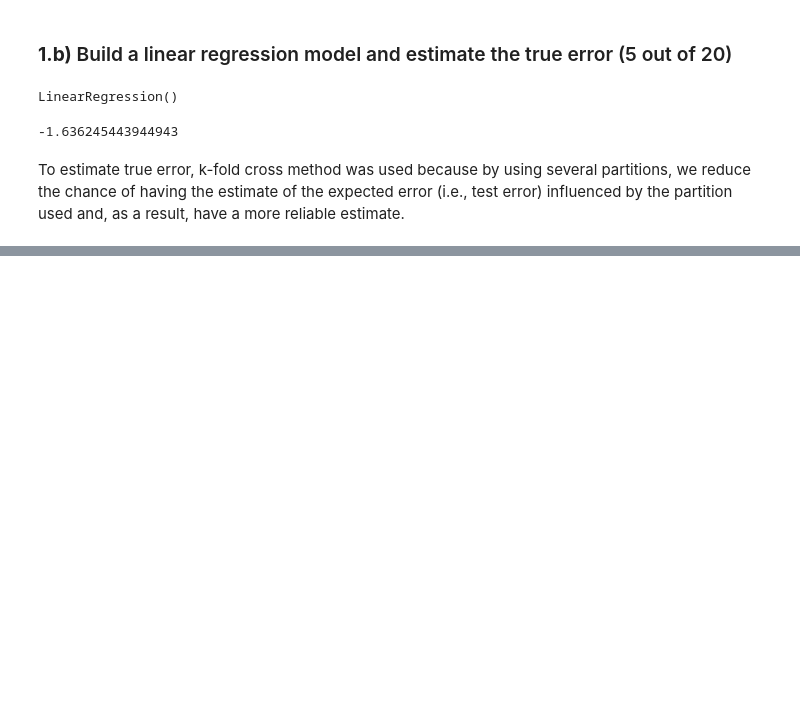
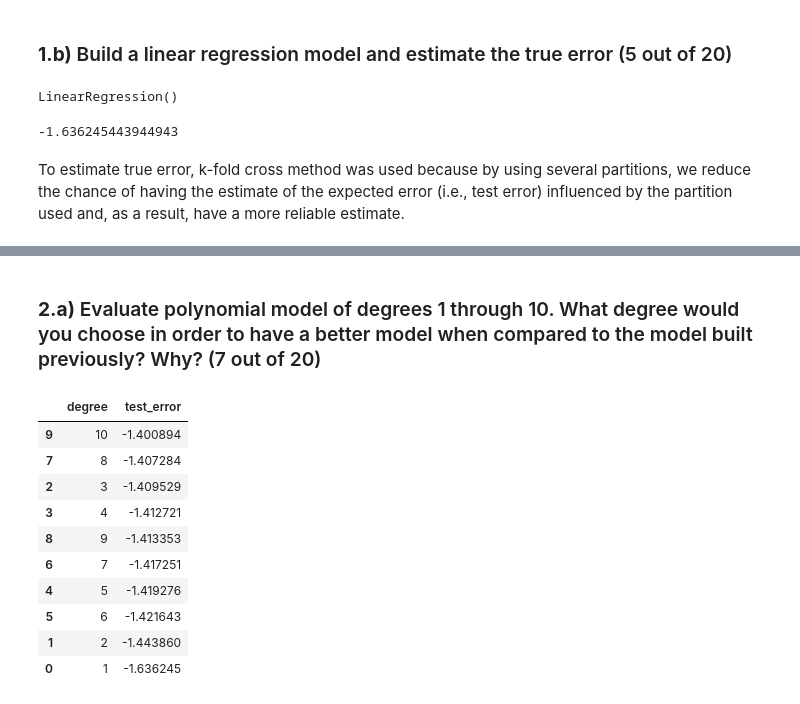
Before and after one commit to fabrizi0rigodanz0/Predicting_Children_Weight, a Jupyter notebook: notebook/predicting_children_weight.ipynb, the cells around one changed output, grey strips where cells are left out. Drawn from its saved outputs; the diff is of its cells as text; code cells hidden in the pictures; blank space fills up the shorter version.

```diff
--- a/notebook/predicting_children_weight.ipynb
+++ b/notebook/predicting_children_weight.ipynb
@@ -82,0 +104,28 @@ To estimate true error, k-fold cross method was used because by using several pa
+# %% [markdown]
+### **2.a)** Evaluate polynomial model of degrees 1 through 10. What degree would you choose in order to have a better model when compared to the model built previously? Why? (7 out of 20)
+# %%
+seed = 10
+def trans_data(degree, input):
+    polynomial_features = PolynomialFeatures(degree)
+    # Transform the original input data
+    poly_trans = polynomial_features.fit_transform(input) # x is our initial variable tha t has all inputs
+    input_df = pd.DataFrame(poly_trans)
+    return input_df
+# %%
+model = linear_model.LinearRegression()
+df = pd.DataFrame({'degree' : range(1, 11, 1)})
+df['test_error'] = df['degree'].apply(lambda d: cross_val_score(model, trans_data(d, x), y, scoring='neg_mean_squared_error', cv = 10).mean())
+df.sort_values('test_error', ascending=False)
+## Notice that, with a different seed value the results may vary a bit.
+# %% [output]
+|  | degree | test_error |
+| 9 | 10 | -1.400894 |
+| 7 | 8 | -1.407284 |
+| 2 | 3 | -1.409529 |
+| 3 | 4 | -1.412721 |
+| 8 | 9 | -1.413353 |
+| 6 | 7 | -1.417251 |
+| 4 | 5 | -1.419276 |
+| 5 | 6 | -1.421643 |
+| 1 | 2 | -1.443860 |
+| 0 | 1 | -1.636245 |
```
Also changed, not shown: parts of 6 cells of this notebook.
